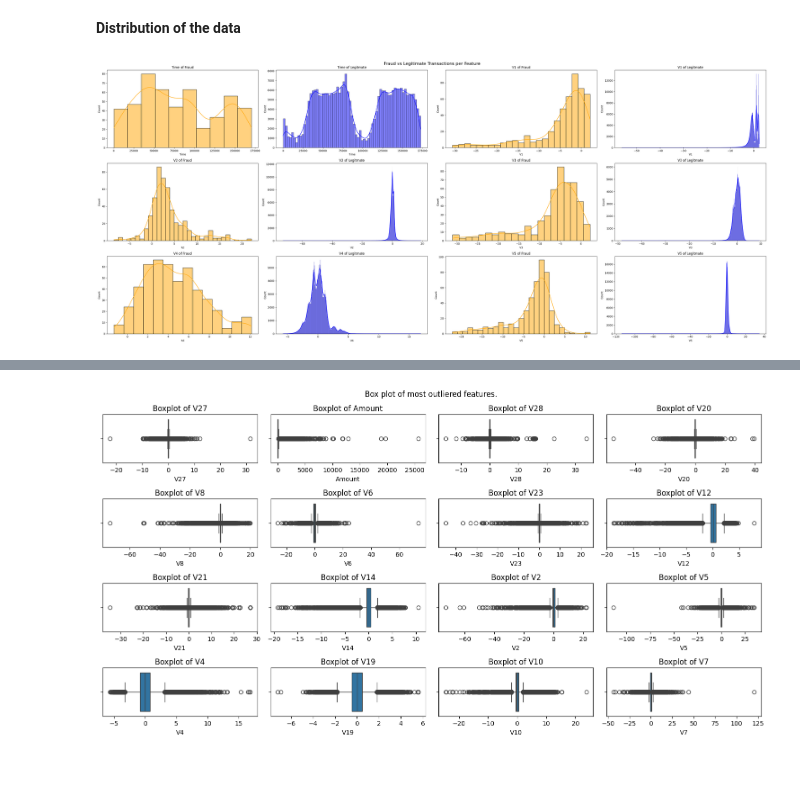
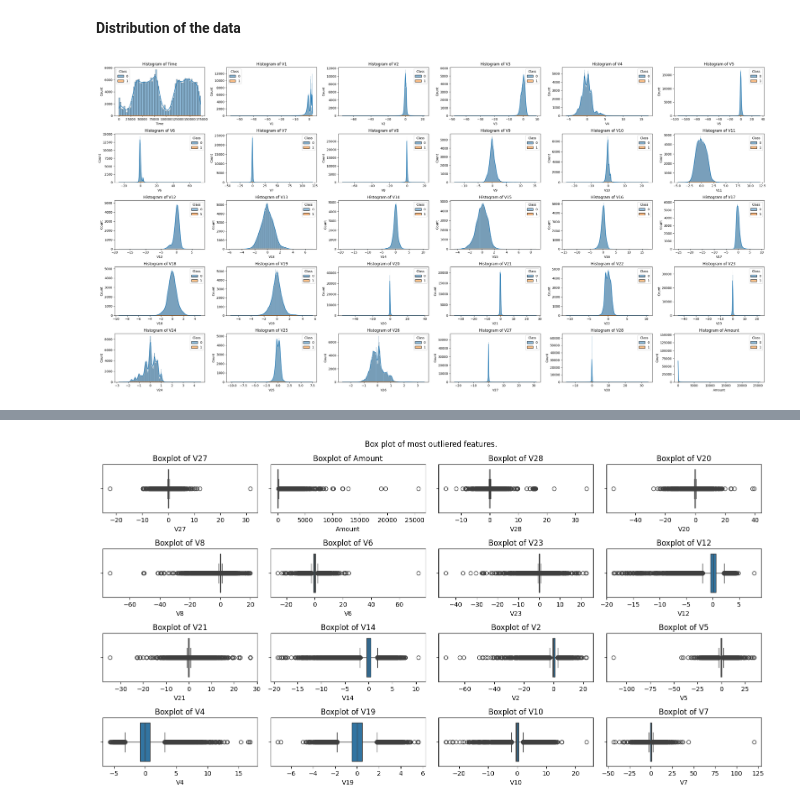
Before and after one commit to Nigatie-Sahlie/ML-Classification-Projects, a Jupyter notebook: notebooks/Fraud_detection.ipynb, the cells around one changed output, grey strips where cells are left out. Saved outputs shown, nothing was run; the diff lists cells and outputs as text; code cells hidden in the pictures; blank space fills up the shorter version.

```diff
--- a/notebooks/Fraud_detection.ipynb
+++ b/notebooks/Fraud_detection.ipynb
@@ -81,3 +82,9 @@ display(statical_group3)
 | max | 2.720284e+01 | 1.050309e+01 | 2.252841e+01 | 4.584549e+00 | 7.519589e+00 | 3.517346e+00 | 3.161220e+01 | 3.384781e+01 | 25691.160000 | 1.000000 |
 # %% [markdown]
 **Distribution of the data**
+# %%
+#distribution of the dataset using histplot
+prep = importlib.reload(prep)
+prep.data_dist(data_df, data_df.drop("Class", axis=1).columns)
+# %% [output]
+[figure, added]
@@ -85,9 +96,3 @@ display(statical_group3)
 frauded_df = data_df[data_df["Class"]==1]
 legitmate_df = data_df[data_df["Class"]==0]
 #this is one category of to split the dataset into legitmate transaction and
-# %%
-prep = importlib.reload(prep)
-group1 = ["Time", "V1", "V2", "V3","V4", "V5"]
-prep.sub_plot(frauded_df[group1], legitmate_df[group1], 3, 4, 35, 15, group1) #this method show the distribution of features for fraud and legitimate transactions
-# %% [output]
-[figure, removed]
```
Also changed, not shown: parts of 78 cells of this notebook, 1 other file.
